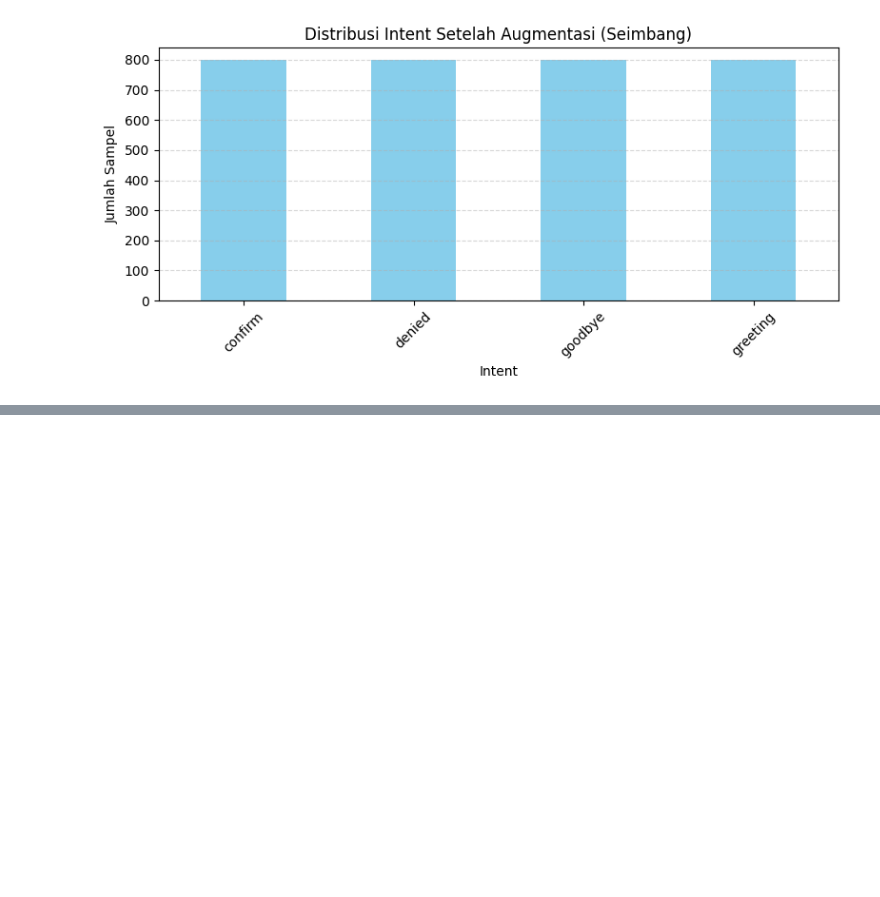
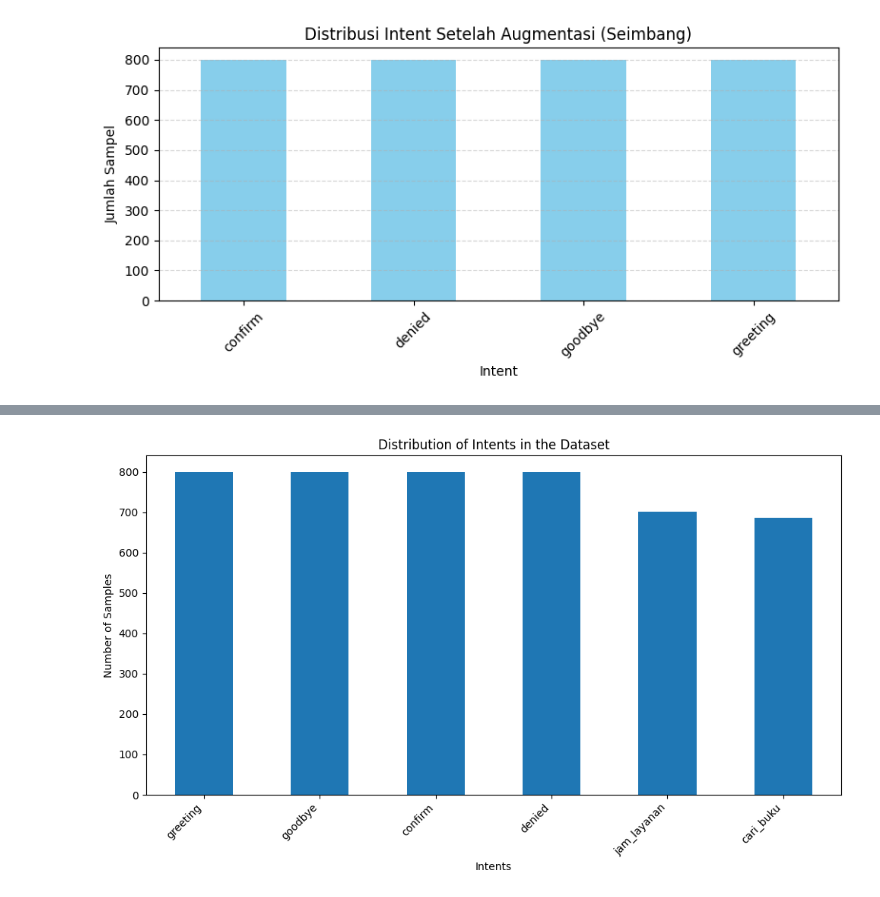
Before and after one commit to HaqTetsuya/rusdi-prototype-1, a Jupyter notebook: rusdi_prototype_5.ipynb, the cells around one changed output, grey strips where cells are left out. Drawn from its saved outputs; the diff is of its cells as text; code cells hidden in the pictures; blank space fills up the shorter version.

Commit message:
haqiman, Dibuat menggunakan Colab, gabung dataset

```diff
--- a/rusdi_prototype_5.ipynb
+++ b/rusdi_prototype_5.ipynb
@@ -1824,3 +1962,23 @@ Successfully converted '/content/rusdi-prototype-1/val.xlsx' to 'val.csv'
+# %%
+# prompt: visualisasi ddistribusi jumlah dataset plot /content/train.csv
+
+import pandas as pd
+import matplotlib.pyplot as plt
+
+# Load the dataset
+df = pd.read_csv('/content/train.csv')
+
+# Plotting the distribution
+plt.figure(figsize=(10, 6))
+df['intent'].value_counts().plot(kind='bar')
+plt.title('Distribution of Intents in the Dataset')
+plt.xlabel('Intents')
+plt.ylabel('Number of Samples')
+plt.xticks(rotation=45, ha='right')  # Rotate x-axis labels for better readability
+plt.tight_layout()
+plt.show()
+# %% [output]
+[figure, added]
 # %%
 # @title Teks judul default
 # prompt: the model already trained and saved to drive, but can i test the model without running thee training.
```
Also changed, not shown: parts of 8 cells of this notebook.
